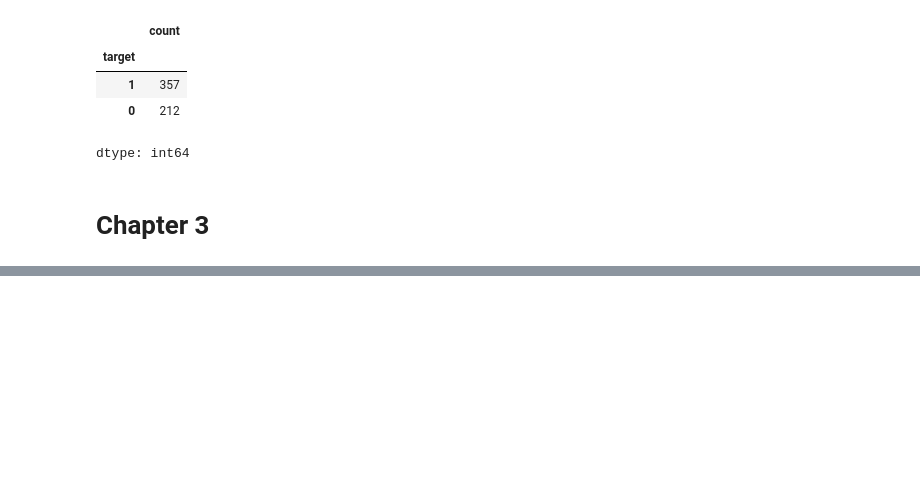
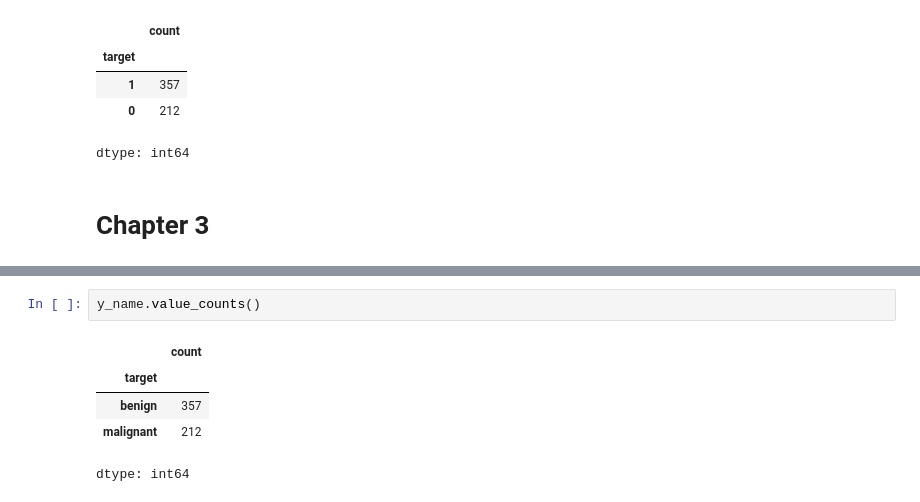
Before and after one commit to r021n/simple-machine-learing, a Jupyter notebook: Breast_Cancer_(Wisconsin).ipynb, the cells around one changed output, grey strips where cells are left out. Cells and saved outputs as stored; diff of their text form; blank space fills up the shorter version.

```diff
--- a/Breast_Cancer_(Wisconsin).ipynb
+++ b/Breast_Cancer_(Wisconsin).ipynb
@@ -64,0 +133,8 @@ dtype: int64
+# %%
+y_name.value_counts()
+# %% [output]
+|  | count |
+| target |  |
+| benign | 357 |
+| malignant | 212 |
+dtype: int64
```
Also changed, not shown: parts of 9 cells of this notebook.
